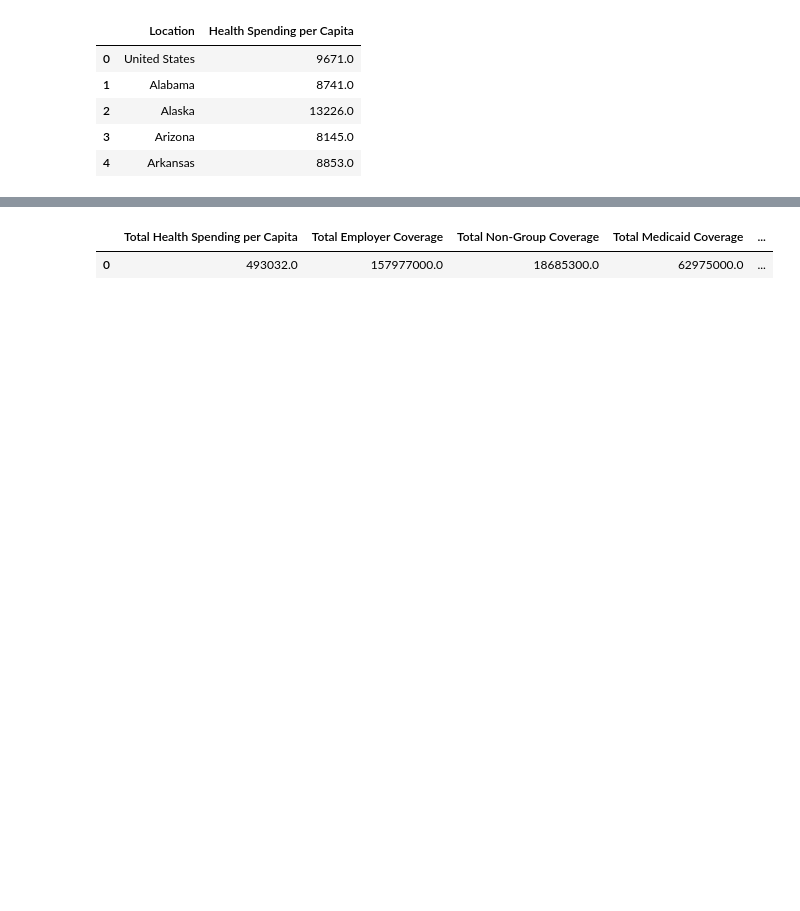
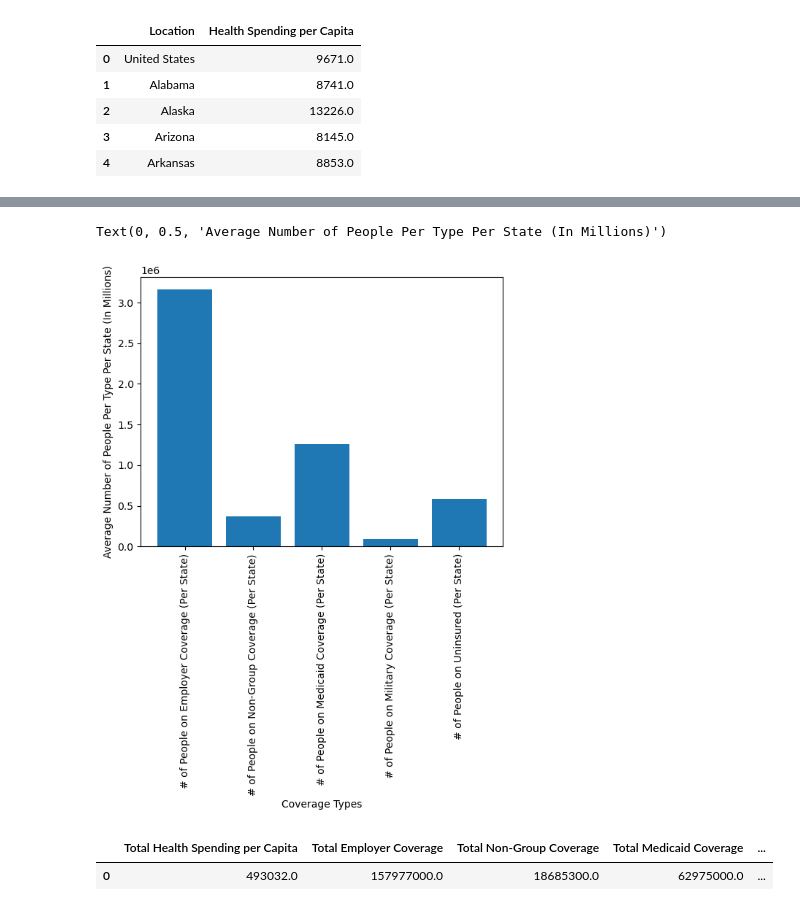
Before and after one commit to alejfxguti/Heart_Disease_Mortality_by_State, a Jupyter notebook: Tristan_Test.ipynb, the cells around one changed output, grey strips where cells are left out. Drawn from its saved outputs; the diff is of its cells as text; code cells hidden in the pictures; blank space fills up the shorter version.

```diff
--- a/Tristan_Test.ipynb
+++ b/Tristan_Test.ipynb
@@ -130,7 +132,7 @@ mortaility_data.head()
 | 4 | 2019 | California | 136.9 | 62394.0 |
 # %%
 #final merge
-full_combined =  pd.merge( merged_per_state, mortaility_data, how="left", on=["Location", "Location"])
+full_combined =  pd.merge( merged_per_state, mortality_data, how="left", on=["Location", "Location"])
 full_combined = full_combined.dropna(axis=0,how='any',subset=["Year"])
 full_combined.head()
 # %% [output]
@@ -166,6 +168,21 @@ national_avg_data
 |  | Average Health Spending per Capita | Average Employer Coverage | Average Non-Group Coverage | Average Medicaid Coverage | ... |
 | 0 | 9860.64 | 3159540.0 | 373706.0 | 1259500.0 | ... |
 # %%
-location_count = len(full_combined["Location"].unique())
-location_count
+national_avg_titles = ["# of People on Employer Coverage (Per State)",
+                       "# of People on Non-Group Coverage (Per State)",
+                       "# of People on Medicaid Coverage (Per State)",
+                       "# of People on Military Coverage (Per State)",
+                       "# of People on Uninsured (Per State)"]
+                       #"Total Total Coverage",
+                       #"Total Mortaility"]
+national_avg_list = [national_avg_employer,
+                     national_avg_non_group,
+                     national_avg_medicaid,
+                     national_avg_military,
+                     national_avg_uninsured]
+                     #national_sum_total,
+                     #national_sum_deaths]
+national_avg_table = pd.DataFrame({"Coverage Types": national_avg_titles,
+                                   "Average Number of People Per Type (Per State)" : national_avg_list})
+national_avg_table
 # %% [output]
@@ -173,3 +195,14 @@ location_count
+# %%
+#national_avg_table.plot.bar(x="Titles",y="Data")
+
+plt.bar(national_avg_table["Coverage Types"], national_avg_table["Average Number of People Per Type (Per State)"], align="center")
+plt.xlabel("Coverage Types")
+plt.xticks(national_avg_table["Coverage Types"], rotation="vertical")
+#plt.yticks(national_avg_table["Average Number of People Per Type Per State (In Millions)"])
+plt.ylabel("Average Number of People Per Type Per State (In Millions)")
+# %% [output]
+Text(0, 0.5, 'Average Number of People Per Type Per State (In Millions)')
+[figure, added]
 # %%
 #national sum grouping
 
```
Also changed, not shown: parts of 15 cells of this notebook.
